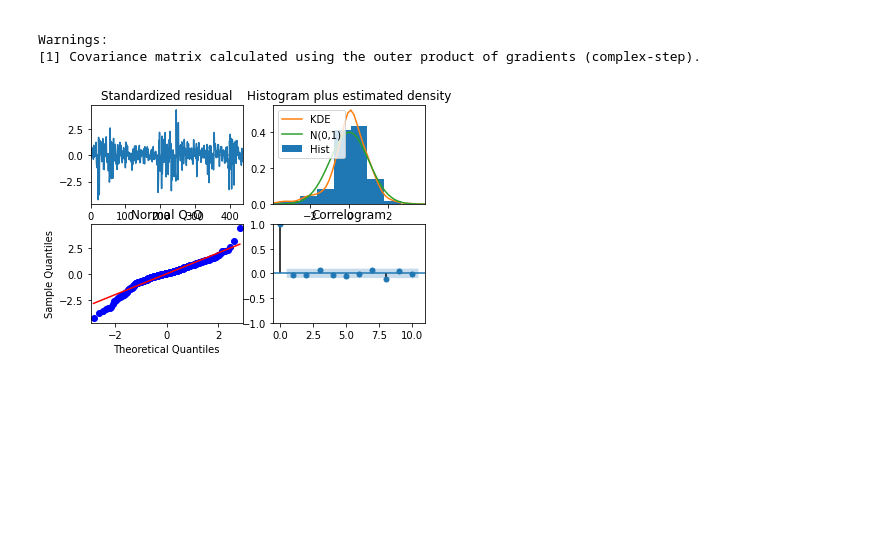
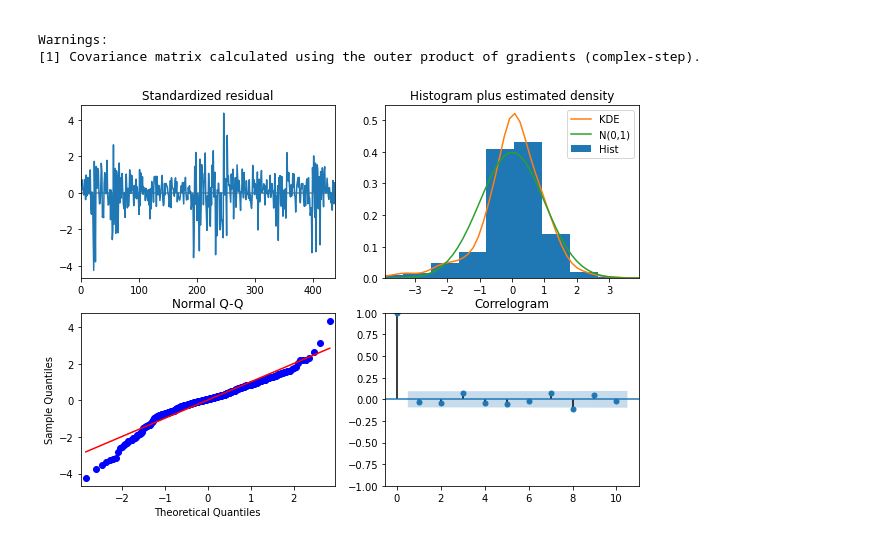
Before and after one commit to jbogocz/arima_garch, a Jupyter notebook: arima.ipynb, the cells around one changed output. Saved outputs shown, nothing was run; the diff lists cells and outputs as text; code cells hidden in the pictures; blank space fills up the shorter version.

```diff
--- a/arima.ipynb
+++ b/arima.ipynb
@@ -203,13 +203,13 @@ Warnings:
 # %%
 # Residuals are not correlated and are not normally distributed# Residuals are not correlated and are not normally distributed
 
 # Plot diagnostics - check residuals:
 # 1.Standardized residual - should be white noise
 # 2.Histogram plus estimated density - expected normal distribution
 # and kde overlap each other
 # 3.Normal Q-Q - all points should lay on red line, except perhaps
 # for some values at both ends
 # 4.Correlogram - acf plot, 95% should not be significant
-plot_diag = results.plot_diagnostics()
+plot_diag = results.plot_diagnostics(figsize=(10,7))
 # %% [output]
-[figure, old version]
+[figure, new version]
```
Also changed, not shown: parts of 1 cell of this notebook.
